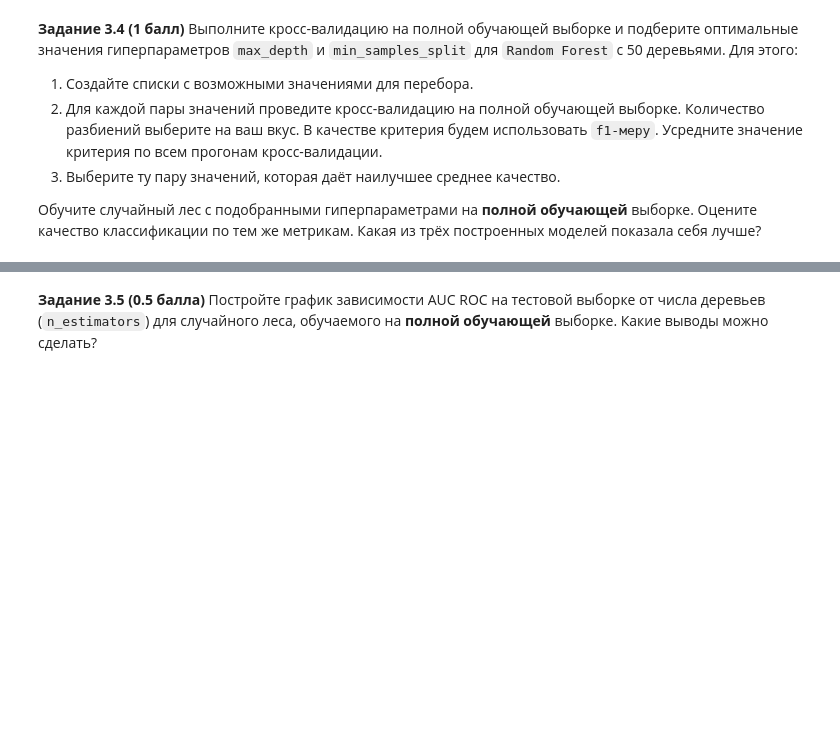
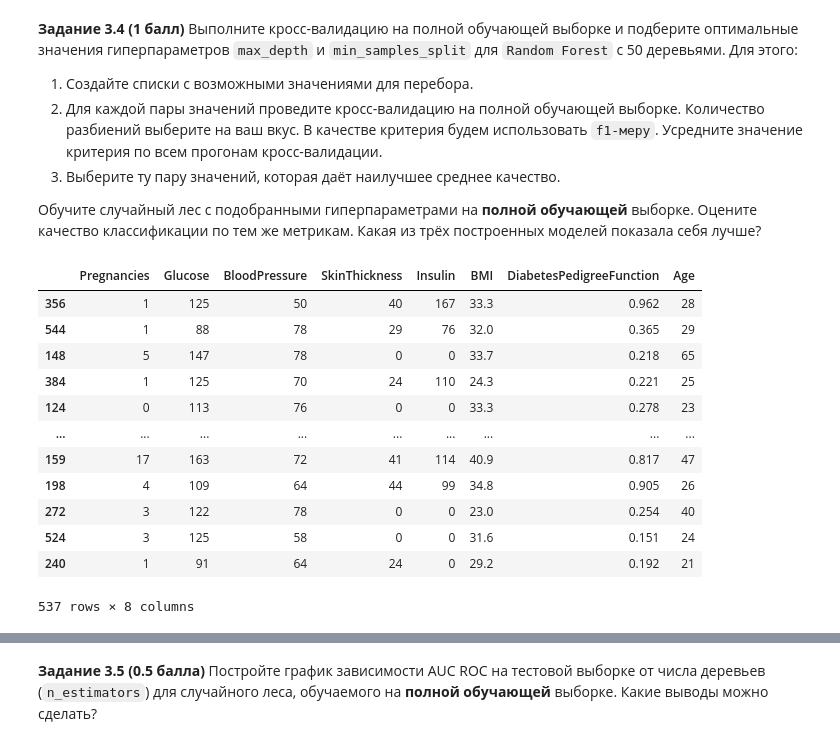
Before and after one commit to Bosbobos/IAD, a Jupyter notebook: MachineLeariningBasics/hw07_trees/hw07_trees_rf.ipynb, the cells around one changed output, grey strips where cells are left out. Saved outputs shown, nothing was run; the diff lists cells and outputs as text; code cells hidden in the pictures; blank space fills up the shorter version.

```diff
--- a/MachineLeariningBasics/hw07_trees/hw07_trees_rf.ipynb
+++ b/MachineLeariningBasics/hw07_trees/hw07_trees_rf.ipynb
@@ -600,3 +602,10 @@ plt.show()
+# %%
+y = data['Outcome']
+data.drop('Outcome', axis=1, inplace=True)
+# %%
+# ᕕ(╭ರ╭ ͟ʖ╮•́)⊃¤=(————
+train, test, train_y, test_y = train_test_split(data, y, test_size=0.3, random_state=17, stratify=y)
+train_tr, val, train_tr_y, val_y = train_test_split(train, train_y, test_size=0.3, random_state=17, stratify=train_y)
 # %% [markdown]
 **Задание 3.2 (1 балл)** На обучающей-валидационной выборке подберите оптимальные значения гиперпараметров `max_depth` и `min_samples_leaf` для `DecisionTreeClassifier`. Для этого:
 1. Создайте списки с возможными значениями для перебора.
@@ -613,0 +672,6 @@ plt.show()
+# %%
+# ᕕ(╭ರ╭ ͟ʖ╮•́)⊃¤=(————
+bagger = BaggingClassifier(n_estimators=50, random_state=17)
+bagger.fit(train, train_y)
+preds = bagger.predict(test)
+build_res_df('BaggingClassifier', test_y, preds, tree_res)
@@ -623,0 +691,16 @@ plt.show()
+# %%
+train
+# %% [output]
+|  | Pregnancies | Glucose | BloodPressure | SkinThickness | Insulin | BMI | DiabetesPedigreeFunction | Age |
+| 356 | 1 | 125 | 50 | 40 | 167 | 33.3 | 0.962 | 28 |
+| 544 | 1 | 88 | 78 | 29 | 76 | 32.0 | 0.365 | 29 |
+| 148 | 5 | 147 | 78 | 0 | 0 | 33.7 | 0.218 | 65 |
+| 384 | 1 | 125 | 70 | 24 | 110 | 24.3 | 0.221 | 25 |
+| 124 | 0 | 113 | 76 | 0 | 0 | 33.3 | 0.278 | 23 |
+| ... | ... | ... | ... | ... | ... | ... | ... | ... |
+| 159 | 17 | 163 | 72 | 41 | 114 | 40.9 | 0.817 | 47 |
+| 198 | 4 | 109 | 64 | 44 | 99 | 34.8 | 0.905 | 26 |
+| 272 | 3 | 122 | 78 | 0 | 0 | 23.0 | 0.254 | 40 |
+| 524 | 3 | 125 | 58 | 0 | 0 | 31.6 | 0.151 | 24 |
+| 240 | 1 | 91 | 64 | 24 | 0 | 29.2 | 0.192 | 21 |
+537 rows × 8 columns
```
Also changed, not shown: parts of 26 cells of this notebook.
